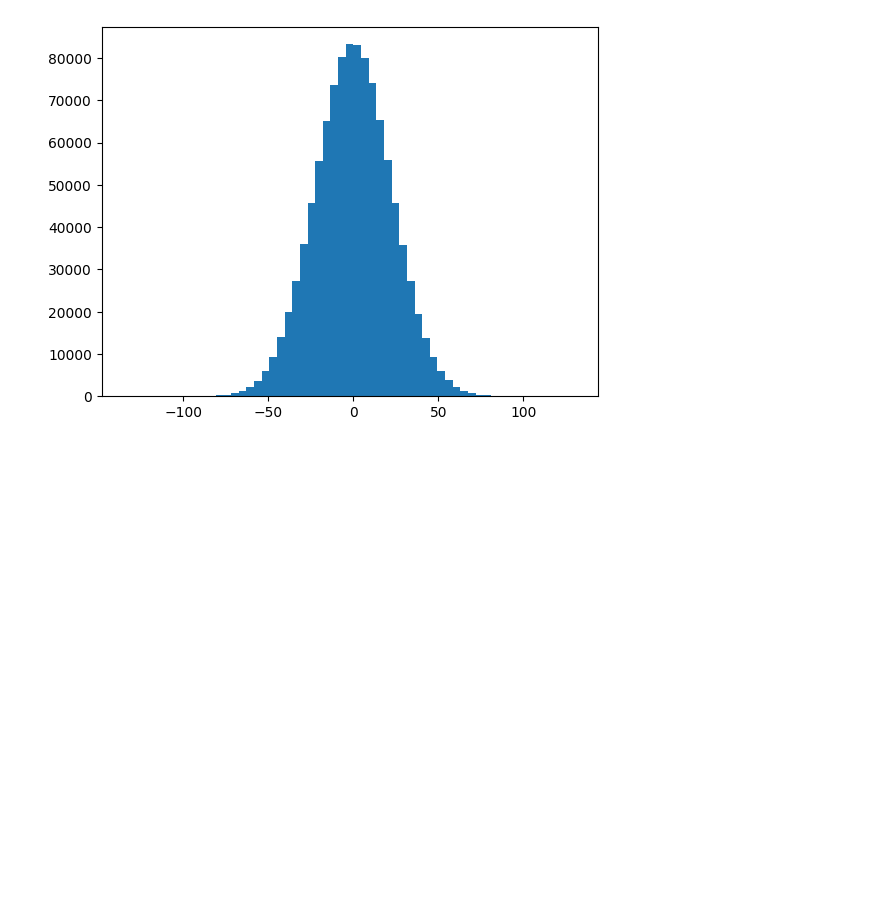
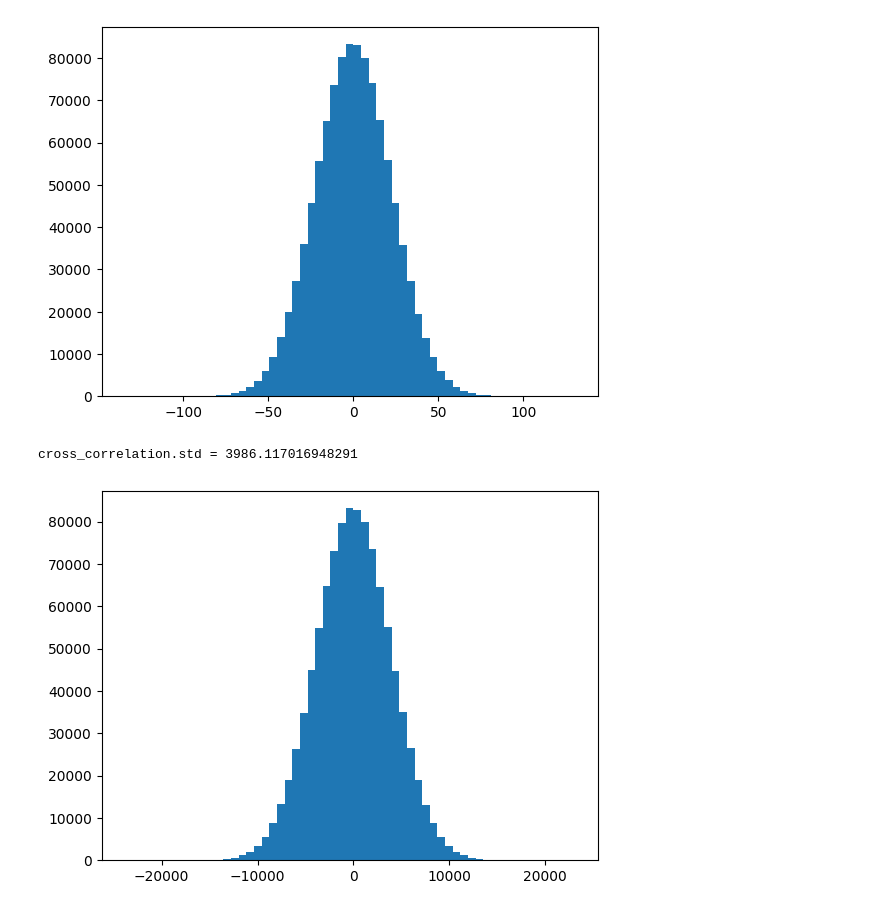
Before and after one commit to dpl5435/GWOSC-Project, a Jupyter notebook: Tutorials/Day_2/Tuto_2.1_Matched_filtering_introduction.ipynb, the cells around one changed output. Cells and saved outputs as stored; diff of their text form; code cells hidden in the pictures; blank space fills up the shorter version.

```diff
--- a/Tutorials/Day_2/Tuto_2.1_Matched_filtering_introduction.ipynb
+++ b/Tutorials/Day_2/Tuto_2.1_Matched_filtering_introduction.ipynb
@@ -232,3 +232,11 @@ print('data_whitened.data.std =',datastd)
 # %% [output]
 data_whitened.data.std = 22.473266907255027
 [figure]
+# %%
+import pylab
+ccstd = cross_correlation.std()
+pylab.hist(cross_correlation, bins=numpy.arange(-6,6,0.2)*ccstd)
+print('cross_correlation.std =',ccstd)
+# %% [output]
+cross_correlation.std = 3986.117016948291
+[figure, added]
```
